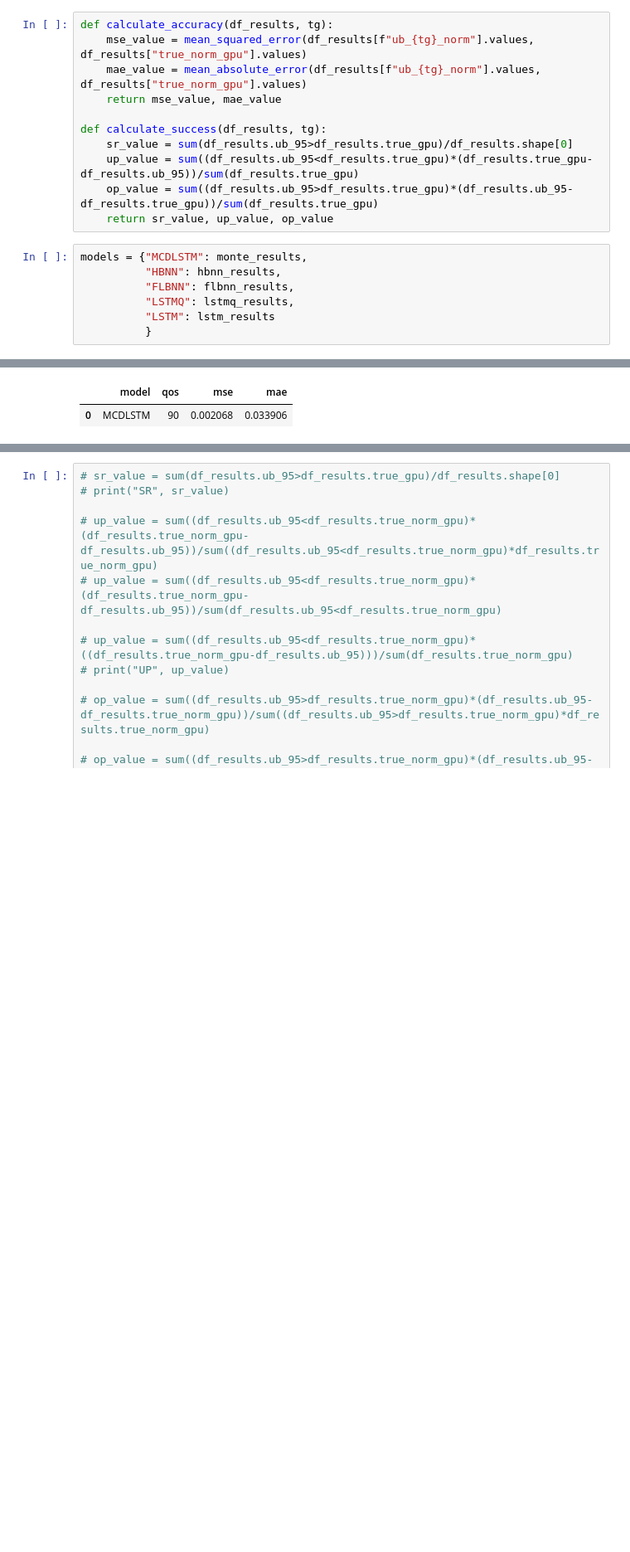
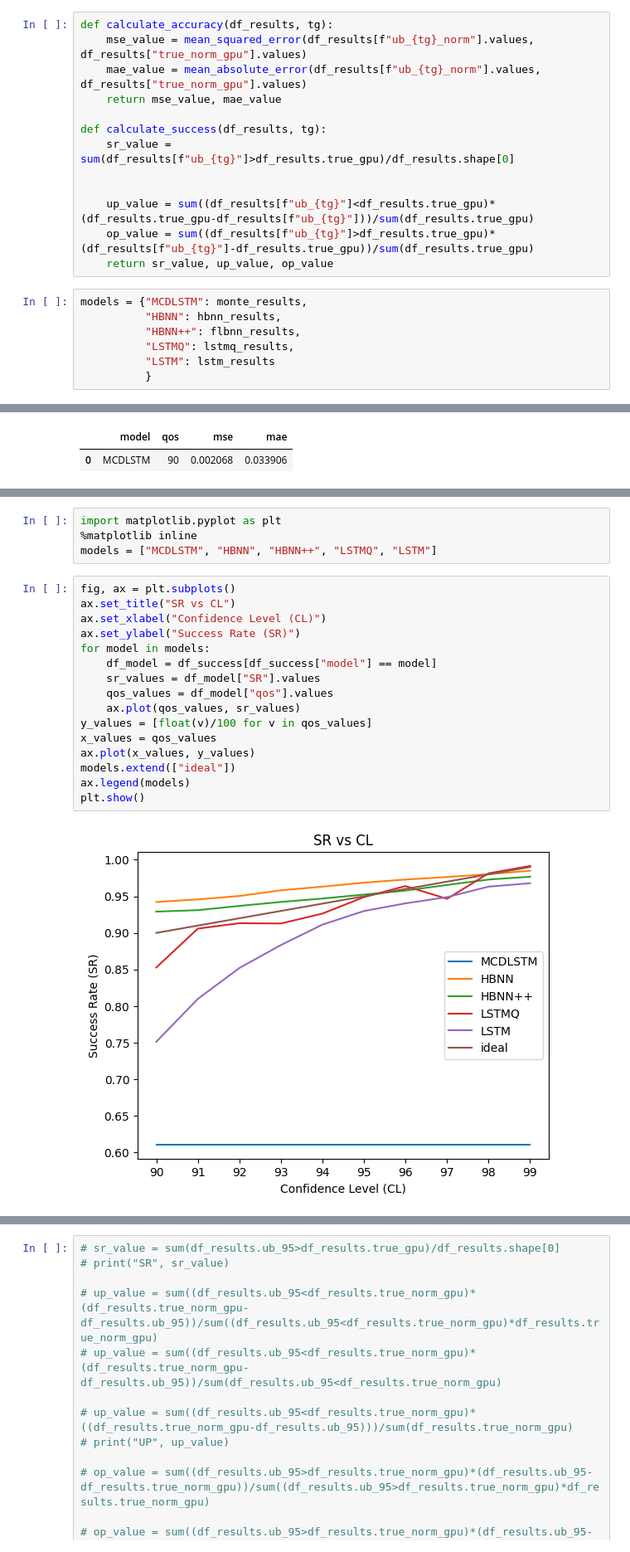
Before and after one commit to andreareds/GreenUncertaintyForecaster, a Jupyter notebook: res/analysis.ipynb, the cells around one changed output, grey strips where cells are left out. Shown at 83% size. Saved outputs shown, nothing was run; the diff lists cells and outputs as text; blank space fills up the shorter version.

```diff
--- a/res/analysis.ipynb
+++ b/res/analysis.ipynb
@@ -189,14 +187,16 @@ def calculate_accuracy(df_results, tg):
     return mse_value, mae_value
 
 def calculate_success(df_results, tg):
-    sr_value = sum(df_results.ub_95>df_results.true_gpu)/df_results.shape[0]
-    up_value = sum((df_results.ub_95<df_results.true_gpu)*(df_results.true_gpu-df_results.ub_95))/sum(df_results.true_gpu)
-    op_value = sum((df_results.ub_95>df_results.true_gpu)*(df_results.ub_95-df_results.true_gpu))/sum(df_results.true_gpu)
+    sr_value = sum(df_results[f"ub_{tg}"]>df_results.true_gpu)/df_results.shape[0]
+
+
+    up_value = sum((df_results[f"ub_{tg}"]<df_results.true_gpu)*(df_results.true_gpu-df_results[f"ub_{tg}"]))/sum(df_results.true_gpu)
+    op_value = sum((df_results[f"ub_{tg}"]>df_results.true_gpu)*(df_results[f"ub_{tg}"]-df_results.true_gpu))/sum(df_results.true_gpu)
     return sr_value, up_value, op_value
 # %%
 models = {"MCDLSTM": monte_results,
           "HBNN": hbnn_results,
-          "FLBNN": flbnn_results,
+          "HBNN++": flbnn_results,
           "LSTMQ": lstmq_results,
           "LSTM": lstm_results
           }
@@ -262,2 +262,24 @@ FLBNN
 LSTMQ
 LSTM
+# %%
+import matplotlib.pyplot as plt
+%matplotlib inline
+models = ["MCDLSTM", "HBNN", "HBNN++", "LSTMQ", "LSTM"]
+# %%
+fig, ax = plt.subplots()
+ax.set_title("SR vs CL")
+ax.set_xlabel("Confidence Level (CL)")
+ax.set_ylabel("Success Rate (SR)")
+for model in models:
+    df_model = df_success[df_success["model"] == model]
+    sr_values = df_model["SR"].values
+    qos_values = df_model["qos"].values
+    ax.plot(qos_values, sr_values)
+y_values = [float(v)/100 for v in qos_values]
+x_values = qos_values
+ax.plot(x_values, y_values)
+models.extend(["ideal"])
+ax.legend(models)
+plt.show()
+# %% [output]
+[figure, added]
```
Also changed, not shown: parts of 17 cells of this notebook, 7 other files.
